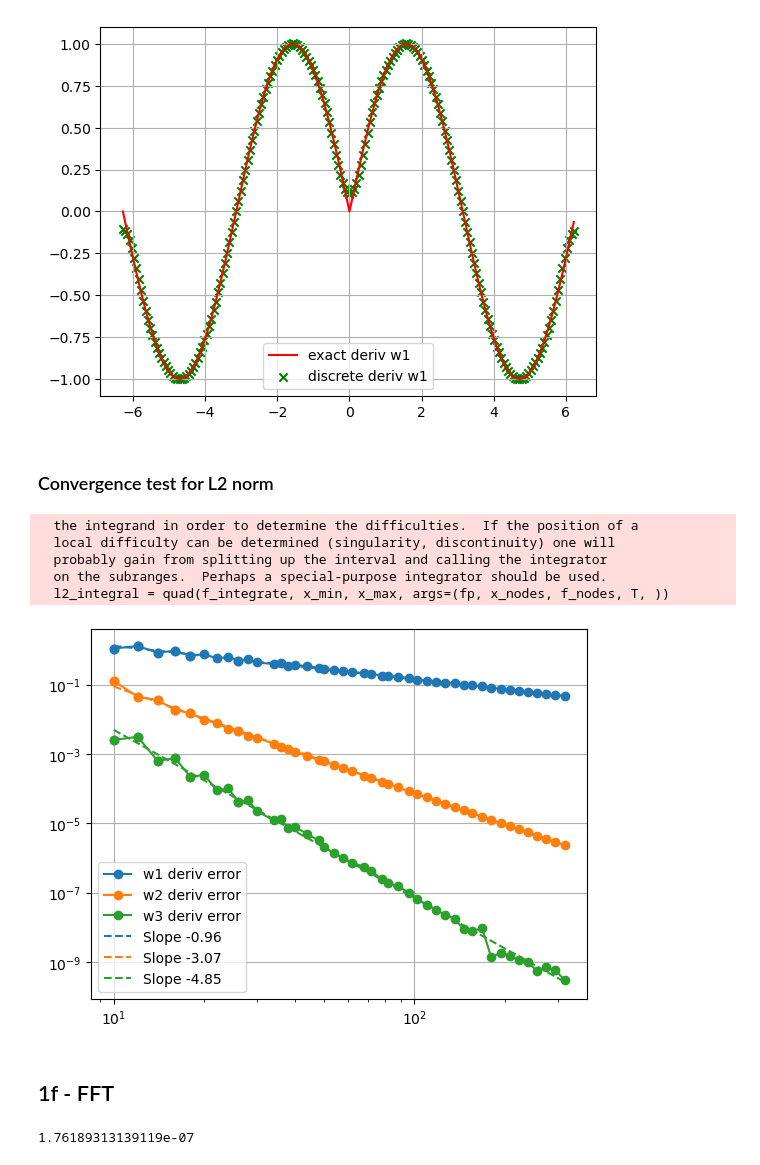
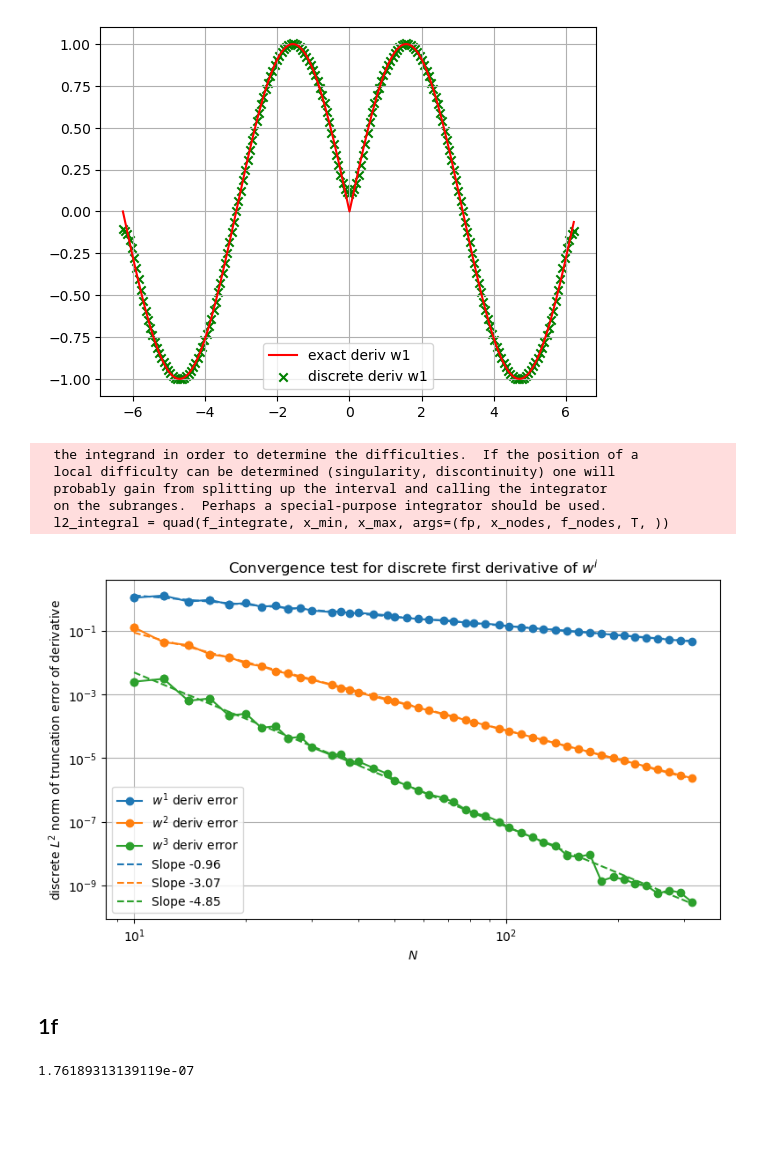
Before and after one commit to JeppeKlitgaard/02689-Advanced-Numerical-Methods, a Jupyter notebook: assignment_1/tb_exercise_1.ipynb, the cells around one changed output. Saved outputs shown, nothing was run; the diff lists cells and outputs as text; code cells hidden in the pictures; blank space fills up the shorter version.

```diff
--- a/assignment_1/tb_exercise_1.ipynb
+++ b/assignment_1/tb_exercise_1.ipynb
@@ -199,7 +199,9 @@ plt.grid();
 [figure]
 # %%
 N_max = 50
-N_grid = np.arange(2, N_max, step = 2)
+N_grid = np.arange(2, N_max, step = 4)
+# N_grid = np.logspace(1, 2.2, num = 50, dtype = int)
+N_grid += N_grid % 2
 
 result = np.zeros(shape = N_grid.shape[0])
 for i, N_test in enumerate(N_grid):
@@ -232,0 +225,2 @@ array([ 2,  4,  6,  8, 10, 12, 14, 16, 18, 20, 22, 24, 26, 28, 30, 32, 34,
+# %%
+res = stats.linregress(N_grid[N_grid <= 30], np.log(result)[N_grid <= 30])
@@ -392,8 +396,6 @@ plt.legend()
 plt.grid();
 # %% [output]
 [figure]
-# %% [markdown]
-### Convergence test for L2 norm
 # %%
 f = w3
 fp = w2
@@ -428,26 +430,32 @@ for func_index, (f, fp) in enumerate(tqdm(list_functions)):
 # %%
 regression_results = np.zeros(shape = (len(list_functions), 2))
 for func_index, (f, fp) in enumerate(tqdm(list_functions)):
     res = stats.linregress(np.log(N_grid), np.log(results[func_index, :]))
     regression_results[func_index, 0] = res.intercept
     regression_results[func_index, 1] = res.slope
 
 colors = ["C0", "C1", "C2"]
 
-plt.loglog(N_grid, results[0, :], marker = "o", label = "w1 deriv error", color = colors[0])
-plt.loglog(N_grid, results[1, :], marker = "o", label = "w2 deriv error", color = colors[1])
-plt.loglog(N_grid, results[2, :], marker = "o", label = "w3 deriv error", color = colors[2])
+fig, ax = plt.subplots(1,1, figsize = (9, 5))
 
-plt.loglog(N_grid, np.exp(regression_results[0, 0])*N_grid**regression_results[0, 1], color = colors[0], linestyle = "--", label = f"Slope {regression_results[0, 1]:.2f}")
-plt.loglog(N_grid, np.exp(regression_results[1, 0])*N_grid**regression_results[1, 1], color = colors[1], linestyle = "--", label = f"Slope {regression_results[1, 1]:.2f}")
-plt.loglog(N_grid, np.exp(regression_results[2, 0])*N_grid**regression_results[2, 1], color = colors[2], linestyle = "--", label = f"Slope {regression_results[2, 1]:.2f}")
+ax.loglog(N_grid, results[0, :], marker = "o", label = "$w^1$ deriv error", color = colors[0])
+ax.loglog(N_grid, results[1, :], marker = "o", label = "$w^2$ deriv error", color = colors[1])
+ax.loglog(N_grid, results[2, :], marker = "o", label = "$w^3$ deriv error", color = colors[2])
 
-plt.legend()
-plt.grid();
+ax.loglog(N_grid, np.exp(regression_results[0, 0])*N_grid**regression_results[0, 1], color = colors[0], linestyle = "--", label = f"Slope {regression_results[0, 1]:.2f}")
+ax.loglog(N_grid, np.exp(regression_results[1, 0])*N_grid**regression_results[1, 1], color = colors[1], linestyle = "--", label = f"Slope {regression_results[1, 1]:.2f}")
+ax.loglog(N_grid, np.exp(regression_results[2, 0])*N_grid**regression_results[2, 1], color = colors[2], linestyle = "--", label = f"Slope {regression_results[2, 1]:.2f}")
+
+ax.set_ylabel("discrete $L^2$ norm of truncation error of derivative")
+ax.set_xlabel("$N$")
+ax.set_title("Convergence test for discrete first derivative of $w^i$")
+ax.legend()
+ax.grid();
+plt.savefig("report/output/1e_convergence_test_wi.png", dpi=600)
 # %% [output]
-[figure, old version]
+[figure, new version]
 # %% [markdown]
-## 1f - FFT
+## 1f
 # %%
 N = 16
 def v(x): return np.exp(np.sin(x))
```
Also changed, not shown: parts of 19 cells of this notebook.
